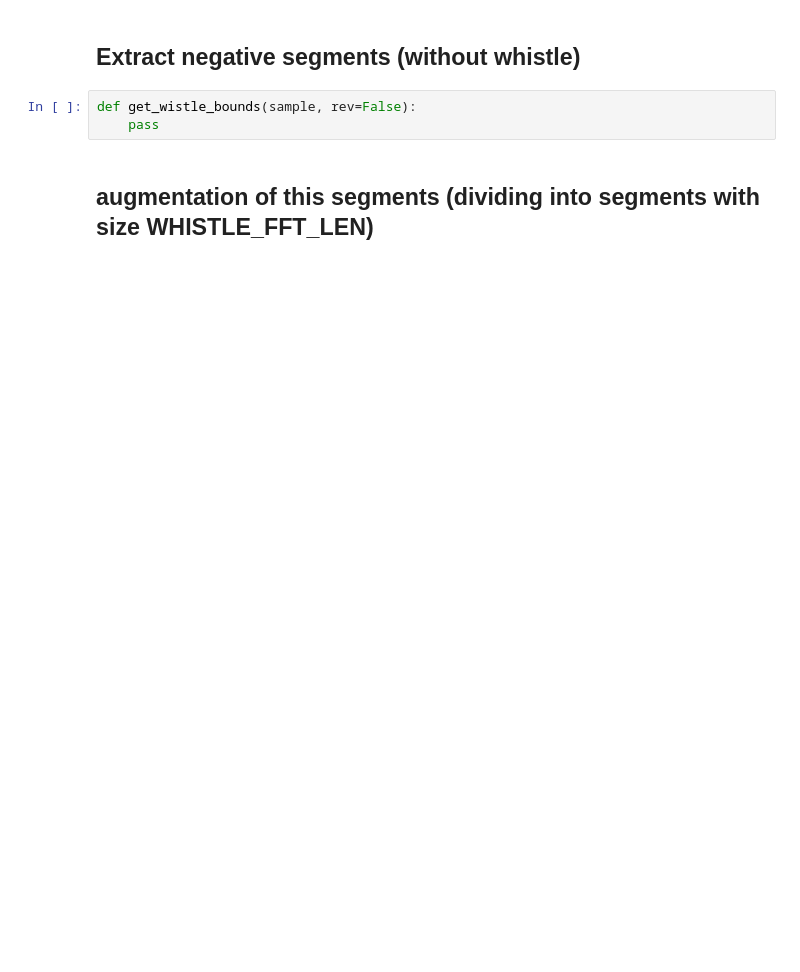
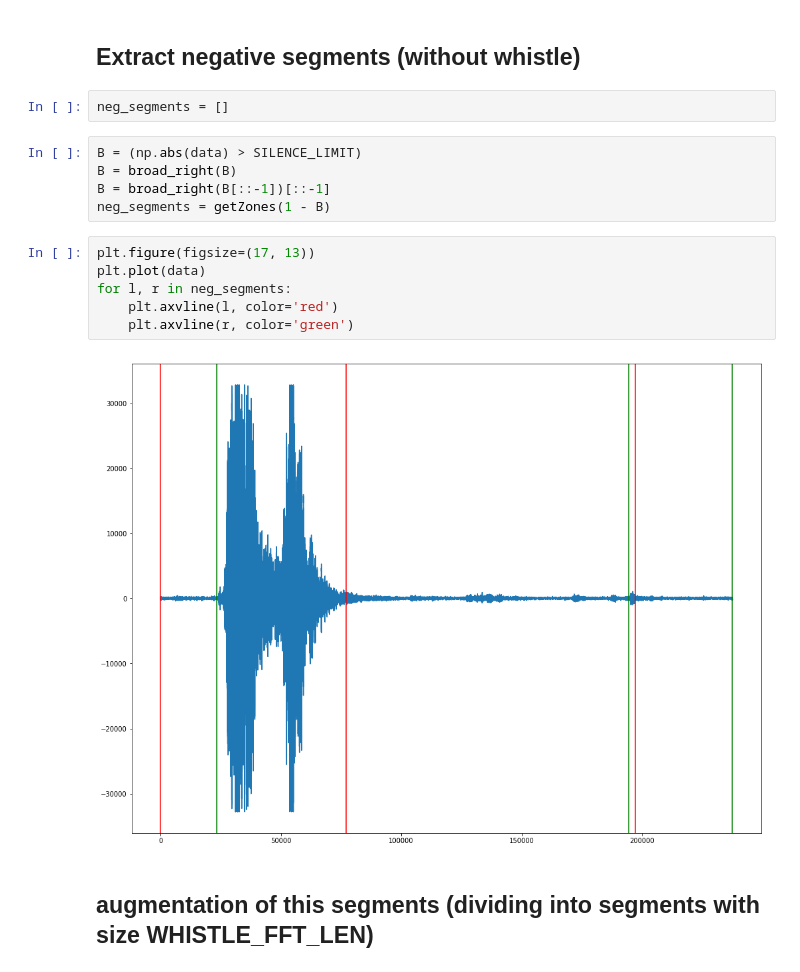
Before and after one commit to robocupmipt/whistledetecot, a Jupyter notebook: learn_model.ipynb, the cells around one changed output. Saved outputs shown, nothing was run; the diff lists cells and outputs as text; blank space fills up the shorter version.

```diff
--- a/learn_model.ipynb
+++ b/learn_model.ipynb
@@ -82,7 +72,19 @@ for l, r in pos_segments:
 # %% [markdown]
 ## Extract negative segments (without whistle)
-# %%
-def get_wistle_bounds(sample, rev=False):
-    pass
+# %%
+neg_segments = []
+# %%
+B = (np.abs(data) > SILENCE_LIMIT)
+B = broad_right(B)
+B = broad_right(B[::-1])[::-1]
+neg_segments = getZones(1 - B)
+# %%
+plt.figure(figsize=(17, 13))
+plt.plot(data)
+for l, r in neg_segments:
+    plt.axvline(l, color='red')
+    plt.axvline(r, color='green')
+# %% [output]
+[figure, added]
 # %% [markdown]
 ## augmentation of this segments (dividing into segments with size WHISTLE_FFT_LEN)
```
Also changed, not shown: parts of 18 cells of this notebook.
